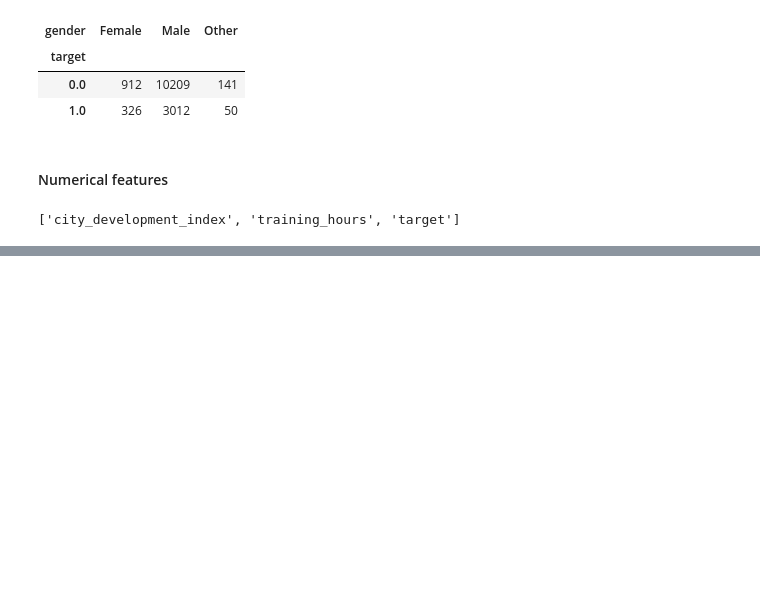
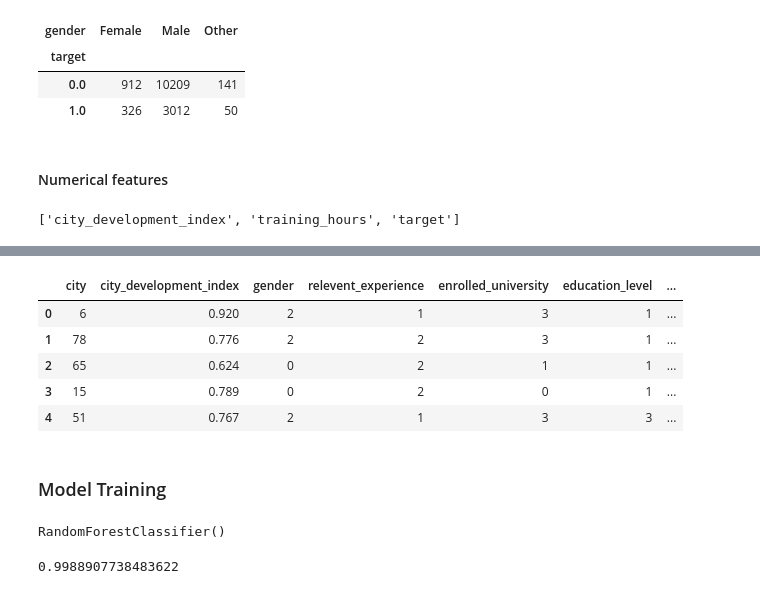
Before and after one commit to Tanishq-19/Data-Science-Job-CHange-Predition, a Jupyter notebook: Data-Science-Job-Change-Prediction.ipynb, the cells around one changed output, grey strips where cells are left out. Drawn from its saved outputs; the diff is of its cells as text; code cells hidden in the pictures; blank space fills up the shorter version.

Commit message:
Started evaluating trained model

```diff
--- a/Data-Science-Job-Change-Prediction.ipynb
+++ b/Data-Science-Job-Change-Prediction.ipynb
@@ -228,0 +340,14 @@ numerical_features
+# %%
+# Editing the setting to view all columns
+pd.pandas.set_option("display.max_columns", None)
+
+df_temp.head()
+# %% [output]
+|  | city | city_development_index | gender | relevent_experience | enrolled_university | education_level | ... |
+| 0 | 6 | 0.920 | 2 | 1 | 3 | 1 | ... |
+| 1 | 78 | 0.776 | 2 | 2 | 3 | 1 | ... |
+| 2 | 65 | 0.624 | 0 | 2 | 1 | 1 | ... |
+| 3 | 15 | 0.789 | 0 | 2 | 0 | 1 | ... |
+| 4 | 51 | 0.767 | 2 | 1 | 3 | 3 | ... |
+# %% [markdown]
+### Model Training
@@ -228,0 +363,14 @@ numerical_features
+# %%
+# Importing random forest
+from sklearn.ensemble import RandomForestClassifier
+
+model = RandomForestClassifier()
+
+model.fit(X_train, y_train)
+# %% [output]
+RandomForestClassifier()
+# %%
+# Scoring train dataset
+model.score(X_train, y_train)
+# %% [output]
+0.9988907738483622
```
Also changed, not shown: parts of 20 cells of this notebook.
